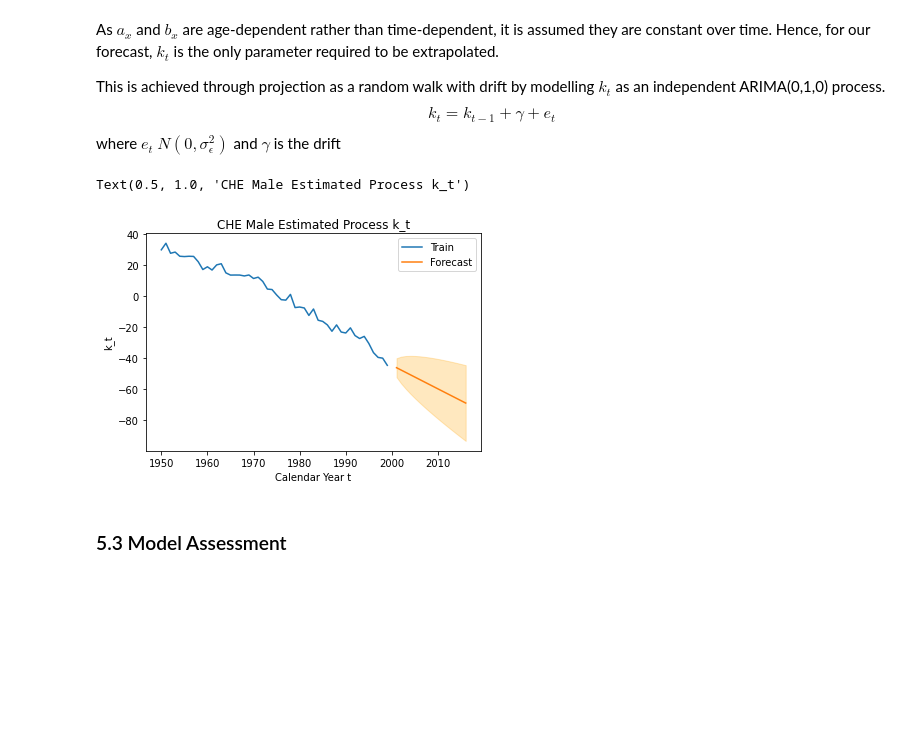
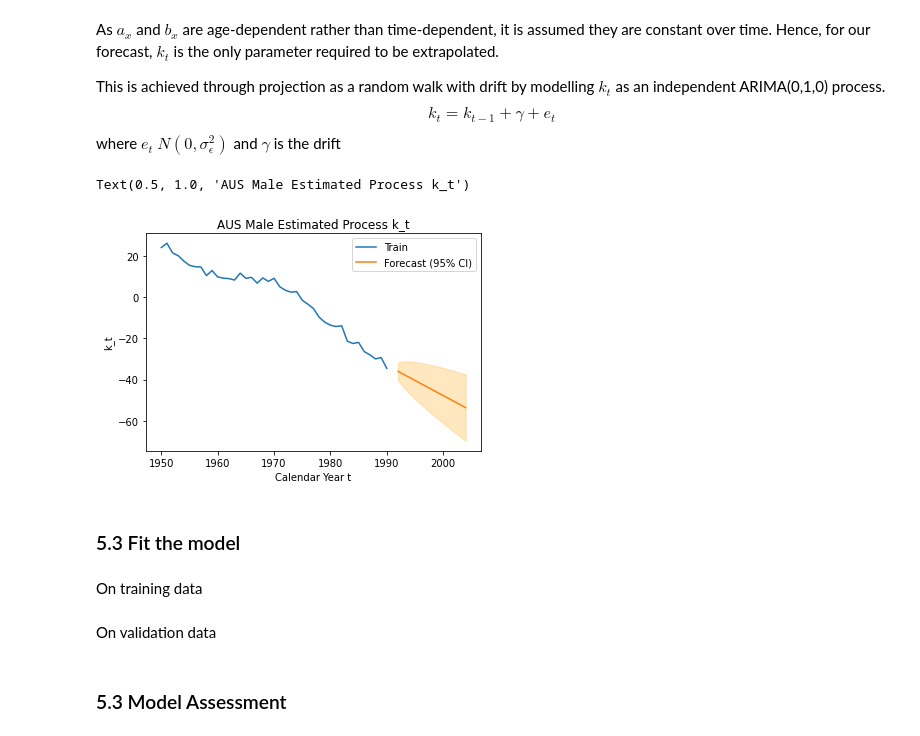
Before and after one commit to kchu1711/actl3143, a Jupyter notebook: assignment/assignment.ipynb, the cells around one changed output. Drawn from its saved outputs; the diff is of its cells as text; code cells hidden in the pictures; blank space fills up the shorter version.

```diff
--- a/assignment/assignment.ipynb
+++ b/assignment/assignment.ipynb
@@ -40,7 +40,7 @@ Steps before importing csv into Python:
 3. Open in Excel and convert to CSV using " " delimiter
 4. Add headers back in
 # %%
-country = 'CHE'
+country = 'AUS'
 gender = 'Male'
 
 all_mort = pd.read_csv(f"{country}_mort.csv")
@@ -95,16 +91,13 @@ Pre-processing steps were then applied so that the data is in the proper format
 - Select ages to be of values between 0 to 99 years
 - Create *logmx* column which is the log of the mx column
 # %%
-#keep rows where year is between 1950 and 2016 and age is between 0 and 100
+#keep rows where year is within range and age is between 0 and 100
 all_mort = all_mort[(all_mort['Year'] >= 1950)
                     & (all_mort['Age'] >= 0) & (all_mort['Age'] < 100)
                     ]
 
 #log mx
 all_mort['logmx'] = np.log(all_mort['mx'])
-
-#drop mx colummn
-all_mort.drop(columns = ['mx'], inplace=True)
 # %% [markdown]
 After cleaning, there are no null values and all features are of expected type.
 # %%
@@ -238,12 +211,9 @@ interval = (maxYear - minYear)/10
 traincut = int(minYear + interval * 6)
 valcut = int(minYear + interval * 8)
 
-minYear, traincut, valcut, maxYear
-
-#for CHE example - REMOVE LATER
-traincut = 2000
-maxYear = gender_mort.Year.max()
-
 # split data into train and test
 train = gender_mort[gender_mort['Year'] < traincut]
-test = gender_mort[gender_mort['Year'] > traincut]
+val = gender_mort[(gender_mort['Year'] > traincut) & (gender_mort['Year'] < valcut)]
+test = gender_mort[gender_mort['Year']> valcut]
+
+train.Year.min(), val.Year.min(), test.Year.min()
@@ -274,11 +246,11 @@ a_x = train.groupby('Age')['logmx'].mean()
 # %% [markdown]
 2. Center the raw log-mortality rates to get $\widetilde{M}_{x,t} = log(m_{x,t}) - \hat{a}_x$
 # %%
-train1 = train.assign(
+train = train.assign(
     a_x = train.groupby(by = 'Age')['logmx'].transform('mean'),
     mx_adj = lambda x: x['logmx'] - x['a_x']
 )
-rates_mat = pd.pivot_table(train1, values = 'mx_adj', index = 'Age', columns = 'Year')
+rates_mat = pd.pivot_table(train, values = 'mx_adj', index = 'Age', columns = 'Year')
 # %% [markdown]
 3. As Lee and Carter suggests, use Singular Value Decomposition of $\widetilde{M}_{x,t}$ where U, S and V represents the age component, singular values and time component respectively
 $$\text{svd}(\widetilde{M}_{x,t}) = USV^T$$
@@ -333,23 +302,26 @@ test_k_t = pd.DataFrame({'Year': test.Year.unique(), 'k_t_forecast': " "})
 # %%
 # fit ARIMA(0,1,0) to k_t
-model = ARIMA(train_k_t['k_t'], order=(0,1,0), trend = "t")
+model = ARIMA(k_t, order=(0,1,0), trend = "t")
 model_fit = model.fit()
 
 # forecast k_t and confidence intervals
-forecast = model_fit.get_forecast(steps=len(test_k_t))
+forecast = model_fit.get_forecast(steps=len(val.Year.unique()))
 k_t_forecast = forecast.predicted_mean
 k_t_forecast_ci = forecast.conf_int(alpha = 0.05)
-test_k_t['k_t'] = k_t_forecast
 
 # plot training and forecasted values
 ax4 = plt.subplot(1,1,1)
-ax4.plot(train_k_t['Year'], train_k_t['k_t'], label='Train')
-ax4.plot(test_k_t['Year'], k_t_forecast, label='Forecast')
-ax4.fill_between(test_k_t['Year'], k_t_forecast_ci.iloc[:,0], k_t_forecast_ci.iloc[:,1], color='orange', alpha=.25)
+ax4.plot(train.Year.unique(), k_t, label='Train')
+ax4.plot(val.Year.unique(), k_t_forecast, label='Forecast (95% CI)')
+ax4.fill_between(val.Year.unique(), k_t_forecast_ci[:,0], k_t_forecast_ci[:,1], color='orange', alpha=.25)
 ax4.set_xlabel('Calendar Year t')
 ax4.set_ylabel('k_t')
 ax4.legend(loc='upper right')
 ax4.set_title(f"{country} {gender} Estimated Process k_t")
 # %% [output]
-Text(0.5, 1.0, 'CHE Male Estimated Process k_t')
+Text(0.5, 1.0, 'AUS Male Estimated Process k_t')
-[figure, old version]
+[figure, new version]
+# %% [markdown]
+### 5.3 Fit the model
+# %% [markdown]
+On training data
@@ -355,0 +355,2 @@ Text(0.5, 1.0, 'CHE Male Estimated Process k_t')
+# %% [markdown]
+On validation data
```
Also changed, not shown: parts of 38 cells of this notebook.
